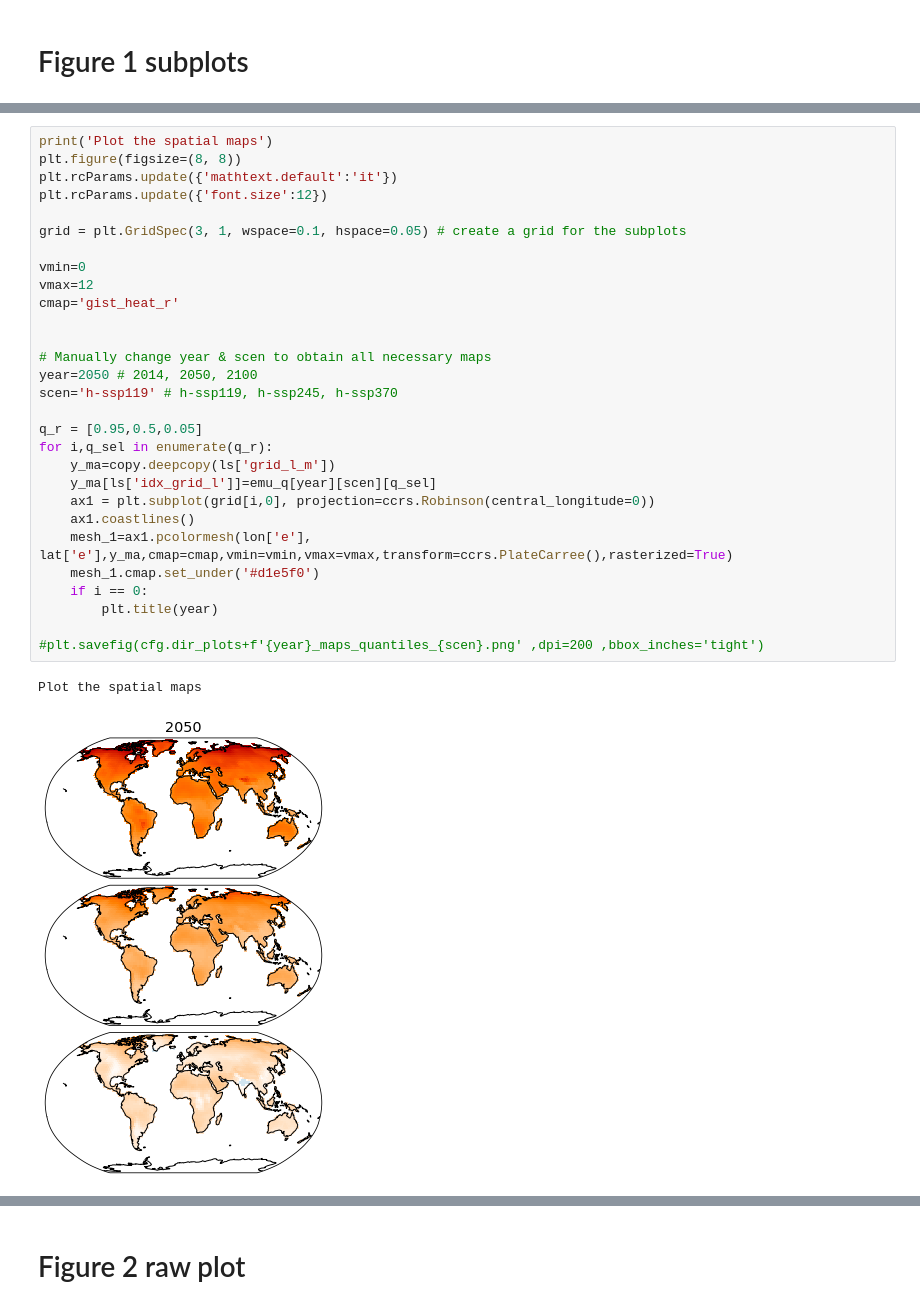
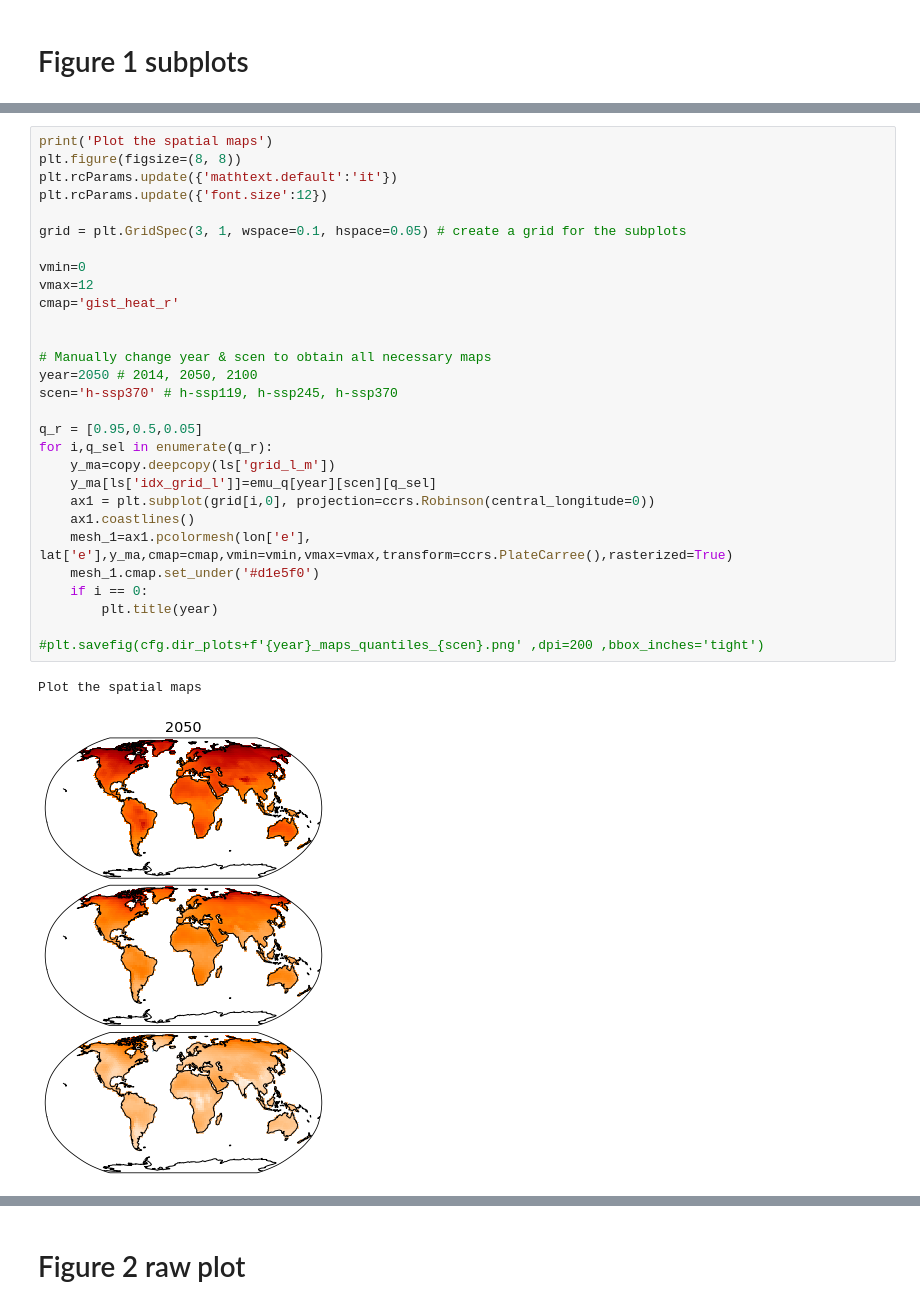
Before and after one commit to MESMER-group/Beusch_et_al_GMD_2021_MAGICC-MESMER_coupling, a Jupyter notebook: scripts/5_MAGICC-MESMER_probabilistic_overview_fig1_fig2.ipynb, the cells around one changed output, grey strips where cells are left out. Saved outputs shown, nothing was run; the diff lists cells and outputs as text.

```diff
--- a/scripts/5_MAGICC-MESMER_probabilistic_overview_fig1_fig2.ipynb
+++ b/scripts/5_MAGICC-MESMER_probabilistic_overview_fig1_fig2.ipynb
@@ -261,35 +263,35 @@ Plot the global temperature subplot
 # %%
 print('Plot the spatial maps')
 plt.figure(figsize=(8, 8))
 plt.rcParams.update({'mathtext.default':'it'})
 plt.rcParams.update({'font.size':12})
 
 grid = plt.GridSpec(3, 1, wspace=0.1, hspace=0.05) # create a grid for the subplots
 
 vmin=0
 vmax=12
 cmap='gist_heat_r'
 
 
 # Manually change year & scen to obtain all necessary maps
 year=2050 # 2014, 2050, 2100
-scen='h-ssp119' # h-ssp119, h-ssp245, h-ssp370
+scen='h-ssp370' # h-ssp119, h-ssp245, h-ssp370
 
 q_r = [0.95,0.5,0.05]
 for i,q_sel in enumerate(q_r):
     y_ma=copy.deepcopy(ls['grid_l_m'])
     y_ma[ls['idx_grid_l']]=emu_q[year][scen][q_sel]
     ax1 = plt.subplot(grid[i,0], projection=ccrs.Robinson(central_longitude=0))
     ax1.coastlines()
     mesh_1=ax1.pcolormesh(lon['e'], lat['e'],y_ma,cmap=cmap,vmin=vmin,vmax=vmax,transform=ccrs.PlateCarree(),rasterized=True)
     mesh_1.cmap.set_under('#d1e5f0')
     if i == 0:
         plt.title(year)
 
 #plt.savefig(cfg.dir_plots+f'{year}_maps_quantiles_{scen}.png' ,dpi=200 ,bbox_inches='tight')
 # %% [output]
 Plot the spatial maps
-[figure, old version]
+[figure, new version]
 [interactive output not drawn]
 # %%
 print('Plot the colorbar for the spatial maps')
```
Also changed, not shown: parts of 5 cells of this notebook, 5 other files.
